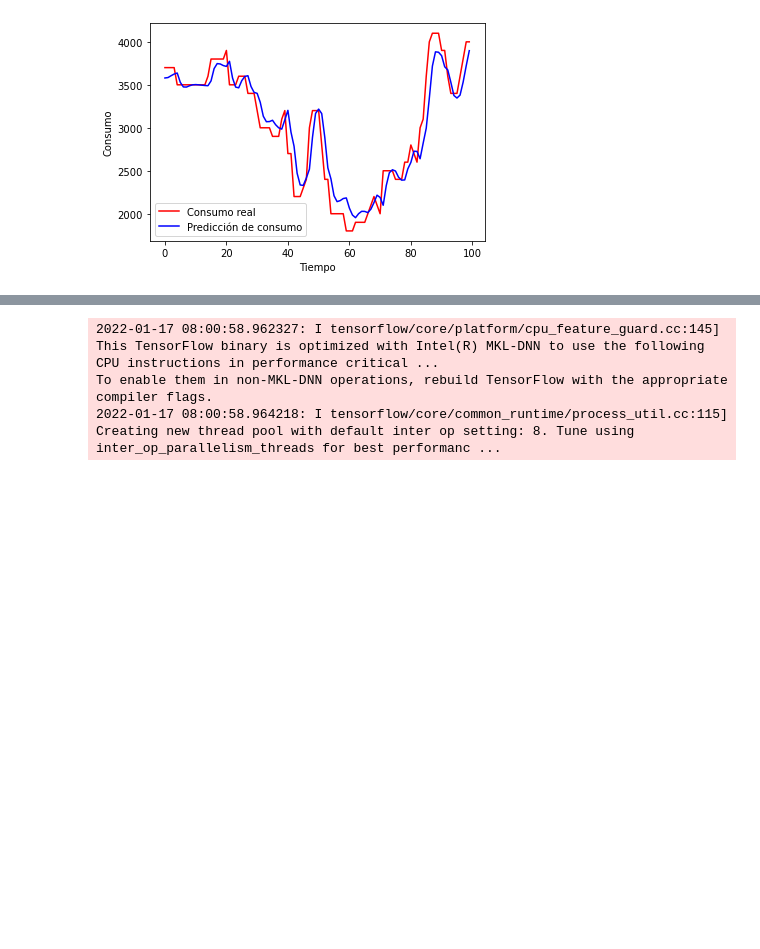
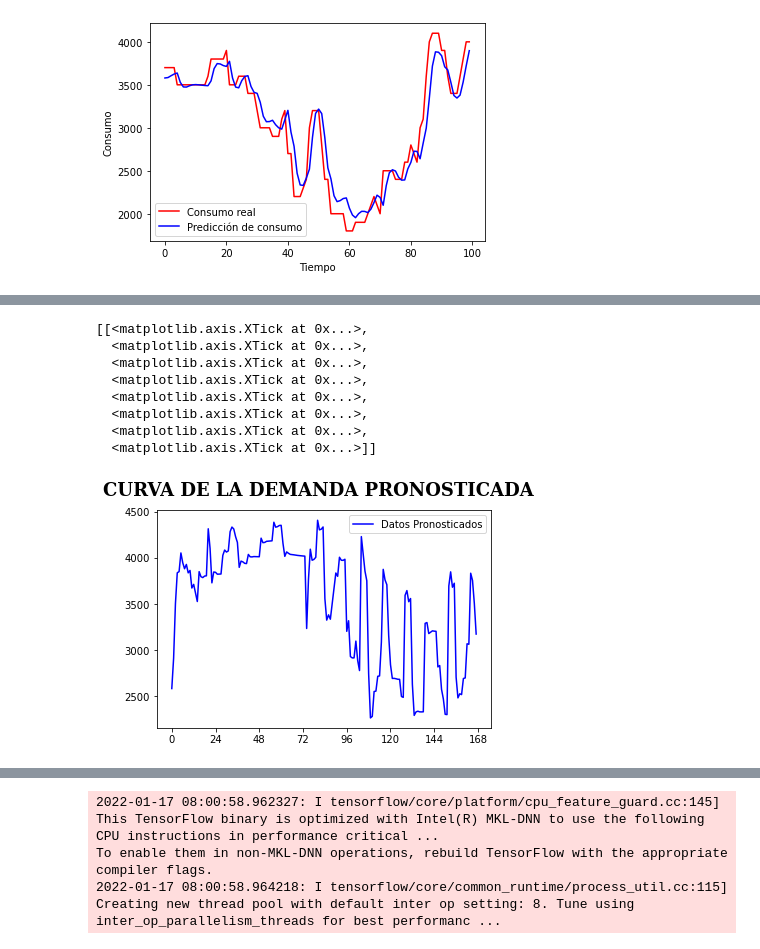
Before and after one commit to javieresk8/PowerDemandPrediction, a Jupyter notebook: NN_Models.ipynb, the cells around one changed output, grey strips where cells are left out. Saved outputs shown, nothing was run; the diff lists cells and outputs as text; code cells hidden in the pictures; blank space fills up the shorter version.

```diff
--- a/NN_Models.ipynb
+++ b/NN_Models.ipynb
@@ -485,0 +498,26 @@ plt.show()
+# %%
+# Figura 5.8: Curva de la demanda eléctrica pronosticada
+#Los primeros 7 dias de febrero
+prediccion_febrero = prediccion[:168]
+fig, ax_58 = plt.subplots()
+ax_58.plot(prediccion_febrero,
+           color='blue',
+           label='Datos Pronosticados')
+plt.suptitle('CURVA DE LA DEMANDA PRONOSTICADA',
+            fontsize = 18,
+            fontweight = 'bold',
+            fontfamily='serif')
+# plt.xlabel('1 1 1 2 2 2 3 3 3 4 4 4 5 5 5 6 6 7 7 7')
+plt.legend()
+ax_58.set(xticks =range(0, len(prediccion_febrero)+ 1, 24))
+# plt.show()
+# %% [output]
+[[<matplotlib.axis.XTick at 0x...>,
+  <matplotlib.axis.XTick at 0x...>,
+  <matplotlib.axis.XTick at 0x...>,
+  <matplotlib.axis.XTick at 0x...>,
+  <matplotlib.axis.XTick at 0x...>,
+  <matplotlib.axis.XTick at 0x...>,
+  <matplotlib.axis.XTick at 0x...>,
+  <matplotlib.axis.XTick at 0x...>]]
+[figure, added]
```
Also changed, not shown: parts of 24 cells of this notebook, 8 other files.
